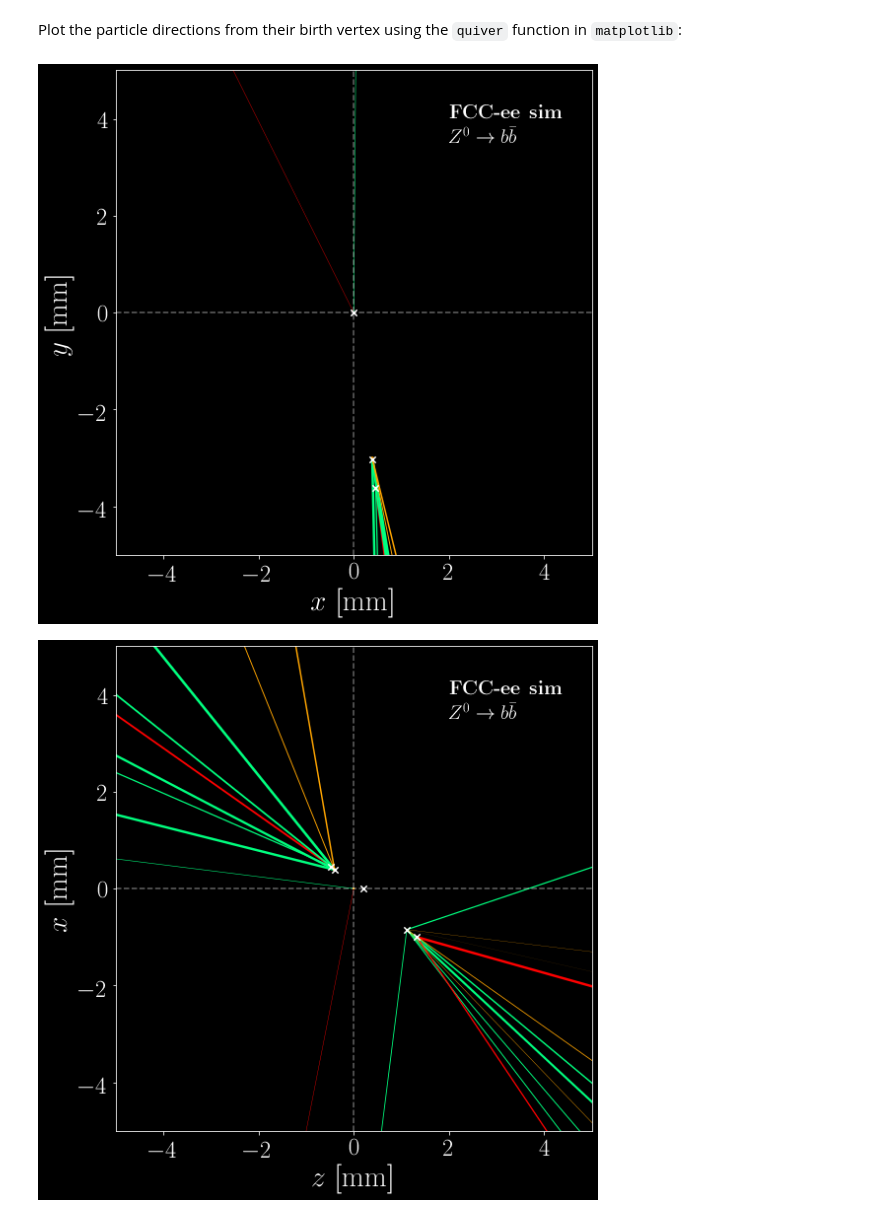
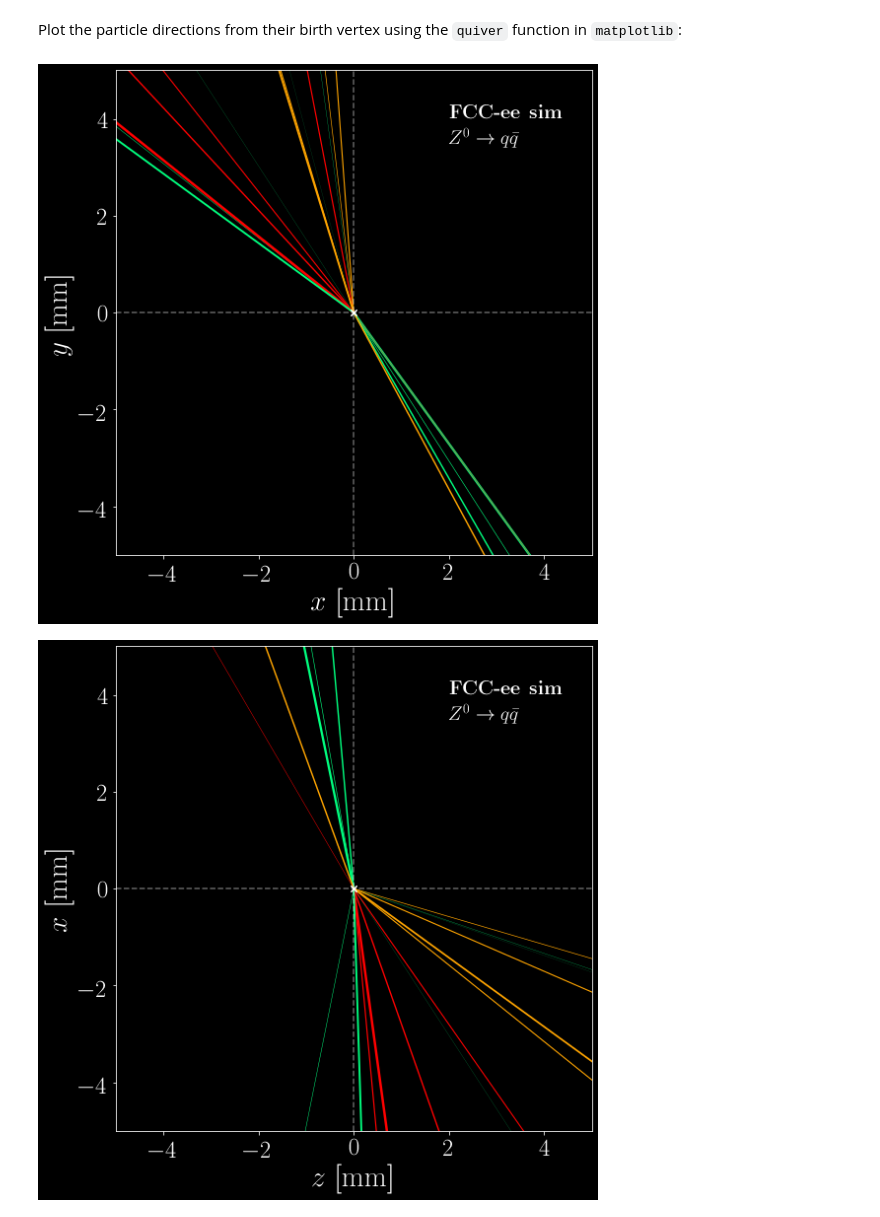
Before and after one commit to donalhill/fcc_python_tools, a Jupyter notebook: examples/event_display.ipynb, the cells around one changed output. Cells and saved outputs as stored; diff of their text form; code cells hidden in the pictures.

Commit message:
Added notebook to make event display plots.

```diff
--- a/examples/event_display.ipynb
+++ b/examples/event_display.ipynb
@@ -22,10 +22,12 @@ rc('text', usetex=True)
 file_types = {"ccbar": ["cc","$Z^0 \\to c \\bar{c}$"],
               "bbbar": ["bb","$Z^0 \\to b \\bar{b}$"],
               "qqbar": ["qq","$Z^0 \\to q \\bar{q}$"],
+              "mumu": ["mumu","$Z^0 \\to \\mu^+ \\mu^-$"],
+              "ee": ["ee","$Z^0 \\to e^+ e^-$"]
              }
 
 #Choose the event type
-file_type = "bbbar"
+file_type = "qqbar"
 
 file = uproot.open(f"/eos/experiment/fcc/ee/tmp/ee_Z_{file_type}_EDM4Hep.root")
 tree = file['events']
@@ -51,8 +53,9 @@ r[r_c,'p'] = kinematics.calc_p(r,r_c)
 Get a random event to plot:
 # %%
 #Nice charm events: 118, 588, 862
-
-rand = 256 #random.randint(0,999)
+#Nice B events: 256
+#Nice qqbar events: 419
+rand = random.randint(0,999)
 r = r[r_c][rand]
 print(f"Random event: {rand}")
 # %% [output]
@@ -65,8 +68,9 @@ n_parts = len(r_0)
 # %% [markdown]
 Load the reconstructed vertices from LCIO for the particular $Z^0 \to f \bar{f}$ sample:
 # %%
-with open(f"/eos/experiment/fcc/ee/tmp/Output-vtx_{file_types[file_type][0]}_test.json","r") as f_vtx:
-    vtx_dict = json.load(f_vtx)
+if(file_type in ["qqbar","ccbar","bbbar"]):
+    with open(f"/eos/experiment/fcc/ee/tmp/Output-vtx_{file_types[file_type][0]}_test.json","r") as f_vtx:
+        vtx_dict = json.load(f_vtx)
 # %% [markdown]
 Plot the particle directions from their birth vertex using the `quiver` function in `matplotlib`:
 # %%
@@ -108,35 +112,36 @@ for plane in planes:
             if(r_0[f"momentum.{planes[plane][0]}"][i] != 0 and r_0[f"momentum.{planes[plane][1]}"][i]):
 
                 #Location of particle production
                 origin_vertex = [r_0[f"vertex.{planes[plane][0]}"][i], r_0[f"vertex.{planes[plane][1]}"][i]]
 
                 #Don't plot very highly displaced vertices
                 if(abs(origin_vertex[0]) < 10 and abs(origin_vertex[1]) < 10):
 
                     V = np.array([[r_0[f"momentum.{planes[plane][0]}"][i], r_0[f"momentum.{planes[plane][1]}"][i]]])
                     origin = [origin_vertex[0]], [origin_vertex[1]]
 
                     line_width = np.log(r_0["p"][i])/400.
 
                     plt.quiver(*origin, V[:,0], V[:,1], color=color, scale=0.0001, width=line_width)
 
-    #Plot the reco vertices
-    for v in vtx_dict[f"{rand}"]:
-        plt.scatter(v[planes[plane][0]], v[planes[plane][1]], s=40, color='white', marker="x")
+    #Plot the reco vertices for quark events
+    if(file_type in ["qqbar","ccbar","bbbar"]):
+        for v in vtx_dict[f"{rand}"]:
+            plt.scatter(v[planes[plane][0]], v[planes[plane][1]], s=40, color='white', marker="x")
 
     ax.tick_params(axis='both', which='major', labelsize=25)
     plt.xlabel(f"${planes[plane][0]}$ [mm]",fontsize=30)
     plt.ylabel(f"${planes[plane][1]}$ [mm]",fontsize=30)
     plt.axvline(x=0,color='white',linestyle='--',alpha=0.4)
     plt.axhline(y=0,color='white',linestyle='--',alpha=0.4)
     plt.style.use('dark_background')
     plt.xlim(-plot_size,plot_size)
     plt.ylim(-plot_size,plot_size)
     plt.text(0.4*plot_size,0.8*plot_size,"\\textbf{FCC-ee sim}",fontsize=20)
     plt.text(0.4*plot_size,0.7*plot_size,file_types[file_type][1],fontsize=20)
     plt.tight_layout()
     plt.show()
     fig.savefig(f"{loc.PLOTS}/event_display_{planes[plane][0]}_{planes[plane][1]}_Z2{file_type}_event_{rand}.pdf")
 # %% [output]
-[figure, old version]
+[figure, new version]
-[figure, old version]
+[figure, new version]
```
Also changed, not shown: parts of 2 cells of this notebook.
